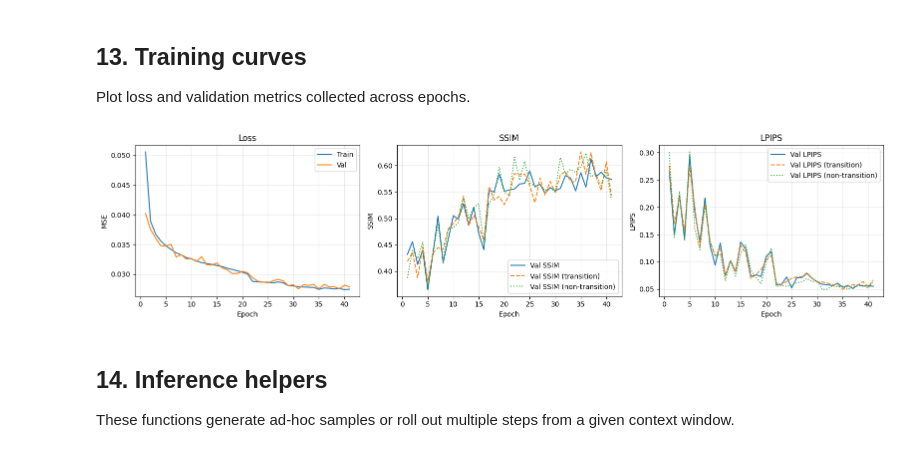
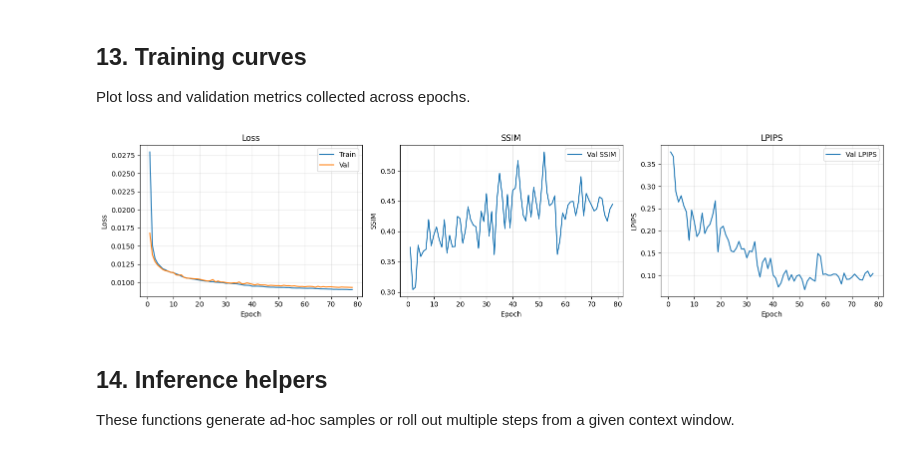
Before and after one commit to khasion/embryo_diffusion, a Jupyter notebook: diffusion/train_diffusion.ipynb, the cells around one changed output. Saved outputs shown, nothing was run; the diff lists cells and outputs as text; code cells hidden in the pictures.

Commit message:
True final results for this two-month period

```diff
--- a/diffusion/train_diffusion.ipynb
+++ b/diffusion/train_diffusion.ipynb
@@ -817,9 +933,13 @@ train_dataset = PairDataset(index_for_pairs, train_ids, SPLIT_SEED, 'train', bui
 val_dataset = PairDataset(index_for_pairs, val_ids, SPLIT_SEED, 'val', build_transition_index=True)
 test_dataset = PairDataset(index_for_pairs, test_ids, SPLIT_SEED, 'test', build_transition_index=True)
 
-train_loader = DataLoader(train_dataset, batch_size=BATCH_SIZE, shuffle=True, num_workers=NUM_WORKERS, pin_memory=False, persistent_workers=False)
-val_loader = DataLoader(val_dataset, batch_size=BATCH_SIZE, shuffle=False, num_workers=NUM_WORKERS, pin_memory=False)
-test_loader = DataLoader(test_dataset, batch_size=BATCH_SIZE, shuffle=False, num_workers=NUM_WORKERS, pin_memory=False)
+train_loader = DataLoader(train_dataset, batch_size=BATCH_SIZE, shuffle=True, num_workers=NUM_WORKERS, pin_memory=True, persistent_workers=True)
+val_loader = DataLoader(val_dataset, batch_size=BATCH_SIZE, shuffle=False, num_workers=NUM_WORKERS, pin_memory=True, prefetch_factor=2)
+test_loader = DataLoader(test_dataset, batch_size=BATCH_SIZE, shuffle=False, num_workers=NUM_WORKERS, pin_memory=True, prefetch_factor=2)
+
+# Dataset summary outputs
+print(f"Train pairs: {len(train_dataset)} | Val pairs: {len(val_dataset)} | Test pairs: {len(test_dataset)}")
+print(f"Train loader batches: {len(train_loader)} | Val loader batches: {len(val_loader)} | Test loader batches: {len(test_loader)}")
 # %% [output]
 [PairDataset:train] sequences=565 | frames=230158 | frames/seq avg=407.4 (min=106, max=647) | valid windows/seq avg=398.2 (min=99, max=640) | transition windows/seq avg=0.0 (min=0, max=0) | skipped sh ...
 [PairDataset:val] sequences=69 | frames=30890 | frames/seq avg=447.7 (min=179, max=639) | valid windows/seq avg=437.9 (min=165, max=632) | transition windows/seq avg=11.7 (min=6, max=14) | skipped sho ...
@@ -842,10 +997,9 @@ def _repeat_channels(x, target_channels=3):
         return x
     return x.repeat(1, target_channels, 1, 1)
 
-def _eps_from_model(x_noisy: torch.Tensor, x_ctx: torch.Tensor, t_tensor: torch.Tensor, time_map: torch.Tensor | None = None):
+def _eps_from_model(x_noisy: torch.Tensor, x_ctx: torch.Tensor, t_tensor: torch.Tensor, time_map: torch.Tensor | None = None, frame_idx: torch.Tensor | None = None):
     """Query UNet to predict noise epsilon."""
-    x_in = diffusion.build_input(x_noisy, x_ctx, time_map=time_map)
-    return diffusion.forward(x_in, t_tensor)
+    return diffusion.forward(x_noisy, t_tensor, x_ctx, time_map=time_map, frame_idx=frame_idx)
 
 def _ensure_context_batch(x_ctx: torch.Tensor | None, shape):
     """Ensure context tensor is [B, k, H, W]."""
@@ -875,17 +1029,21 @@ def _ensure_time_map(frame_idx: torch.Tensor | int | None, shape):
 def ddim_sample_from_model(
     shape, x_ctx, frame_idx=None,
     steps=DDIM_STEPS, eta=DDIM_ETA,
+    x_init=None,
  ):
     """DDIM sampling."""
     B = shape[0]
-    x = torch.randn((B, 1, shape[2], shape[3]), device=device)
+    if x_init is None:
+        x = torch.randn((B, 1, shape[2], shape[3]), device=device)
+    else:
+        x = x_init
     x_ctx = _ensure_context_batch(x_ctx, shape)
     time_map = _ensure_time_map(frame_idx, shape)
     ddim_scheduler.set_timesteps(steps, device=device)
     for t in ddim_scheduler.timesteps:
         t_tensor = torch.full((B,), int(t), device=device, dtype=torch.long)
         with torch.no_grad():
-            eps = _eps_from_model(x, x_ctx, t_tensor, time_map=time_map)
+            eps = _eps_from_model(x, x_ctx, t_tensor, time_map=time_map, frame_idx=frame_idx)
         x = ddim_scheduler.step(eps, t, x, eta=eta).prev_sample
     return x.detach()
 
@@ -902,7 +1060,7 @@ def ddim_invert(x0, x_ctx, frame_idx=None, steps=INVERSION_STEPS):
         t_next = timesteps[i + 1]
         t_tensor = torch.full((B,), int(t), device=device, dtype=torch.long)
         with torch.no_grad():
-            eps = _eps_from_model(x, x_ctx, t_tensor, time_map=time_map)
+            eps = _eps_from_model(x, x_ctx, t_tensor, time_map=time_map, frame_idx=frame_idx)
         alpha_t = alphas_cumprod[int(t)].view(1, 1, 1, 1)
         alpha_next = alphas_cumprod[int(t_next)].view(1, 1, 1, 1)
         sqrt_alpha_t = torch.sqrt(alpha_t)
@@ -923,15 +1081,16 @@ def ddim_reconstruct_from_xT(
     ddim_scheduler.set_timesteps(steps, device=device)
     for t in ddim_scheduler.timesteps:
         t_tensor = torch.full((B,), int(t), device=device, dtype=torch.long)
-        eps = _eps_from_model(x, x_ctx, t_tensor, time_map=time_map)
+        eps = _eps_from_model(x, x_ctx, t_tensor, time_map=time_map, frame_idx=frame_idx)
         x = ddim_scheduler.step(eps, t, x, eta=0.0).prev_sample
     return x
 
-def sample_from_model(shape, x_ctx, frame_idx=None):
+def sample_from_model(shape, x_ctx, frame_idx=None, x_init=None):
     """Generate samples using DDIM."""
     return ddim_sample_from_model(
         shape, x_ctx, frame_idx=frame_idx,
-        steps=DDIM_STEPS, eta=DDIM_ETA
+        steps=DDIM_STEPS, eta=DDIM_ETA,
+        x_init=x_init,
     )
 # %%
 def save_tensor_image(tensor, path):
@@ -942,7 +1101,7 @@ def save_tensor_image(tensor, path):
     Image.fromarray(arr).save(path)
 
 lpips_metric = None
-if COMPUTE_VAL_METRICS or (LPIPS_LOSS_WEIGHT and LPIPS_LOSS_WEIGHT > 0):
+if COMPUTE_VAL_METRICS:
     lpips_metric = LPIPS(net='alex').to(device)
     lpips_metric.eval()
     for p in lpips_metric.parameters():
@@ -1412,45 +1676,37 @@ if metric_history:
     train_loss = np.array([m['train_loss'] for m in metric_history], dtype=float)
     val_loss = np.array([m['val_loss'] for m in metric_history], dtype=float)
     val_ssim = np.array([m['val_ssim'] if m['val_ssim'] is not None else np.nan for m in metric_history], dtype=float)
-    val_ssim_tr = np.array([m.get('val_ssim_tr') if m.get('val_ssim_tr') is not None else np.nan for m in metric_history], dtype=float)
-    val_ssim_non = np.array([m.get('val_ssim_non') if m.get('val_ssim_non') is not None else np.nan for m in metric_history], dtype=float)
     val_lpips = np.array([m['val_lpips'] if m['val_lpips'] is not None else np.nan for m in metric_history], dtype=float)
-    val_lpips_tr = np.array([m.get('val_lpips_tr') if m.get('val_lpips_tr') is not None else np.nan for m in metric_history], dtype=float)
-    val_lpips_non = np.array([m.get('val_lpips_non') if m.get('val_lpips_non') is not None else np.nan for m in metric_history], dtype=float)
 
     fig, axes = plt.subplots(1, 3, figsize=(16, 4))
     axes[0].plot(epochs, train_loss, label='Train')
     axes[0].plot(epochs, val_loss, label='Val')
     axes[0].set_title('Loss')
     axes[0].set_xlabel('Epoch')
-    axes[0].set_ylabel('MSE')
+    axes[0].set_ylabel('Loss')
     axes[0].legend()
     axes[0].grid(True, alpha=0.3)
 
     axes[1].plot(epochs, val_ssim, label='Val SSIM')
-    axes[1].plot(epochs, val_ssim_tr, label='Val SSIM (transition)', linestyle='--')
-    axes[1].plot(epochs, val_ssim_non, label='Val SSIM (non-transition)', linestyle=':')
     axes[1].set_title('SSIM')
     axes[1].set_xlabel('Epoch')
     axes[1].set_ylabel('SSIM')
     axes[1].grid(True, alpha=0.3)
     axes[1].legend()
 
     axes[2].plot(epochs, val_lpips, label='Val LPIPS')
-    axes[2].plot(epochs, val_lpips_tr, label='Val LPIPS (transition)', linestyle='--')
-    axes[2].plot(epochs, val_lpips_non, label='Val LPIPS (non-transition)', linestyle=':')
     axes[2].set_title('LPIPS')
     axes[2].set_xlabel('Epoch')
     axes[2].set_ylabel('LPIPS')
     axes[2].grid(True, alpha=0.3)
     axes[2].legend()
 
     plt.tight_layout()
     plt.show()
 else:
     print('No metrics logged yet.')
 # %% [output]
-[figure, old version]
+[figure, new version]
 # %% [markdown]
 ## 14. Inference helpers
 These functions generate ad‑hoc samples or roll out multiple steps from a given context window.
```
Also changed, not shown: parts of 13 cells of this notebook, 30 other files.
